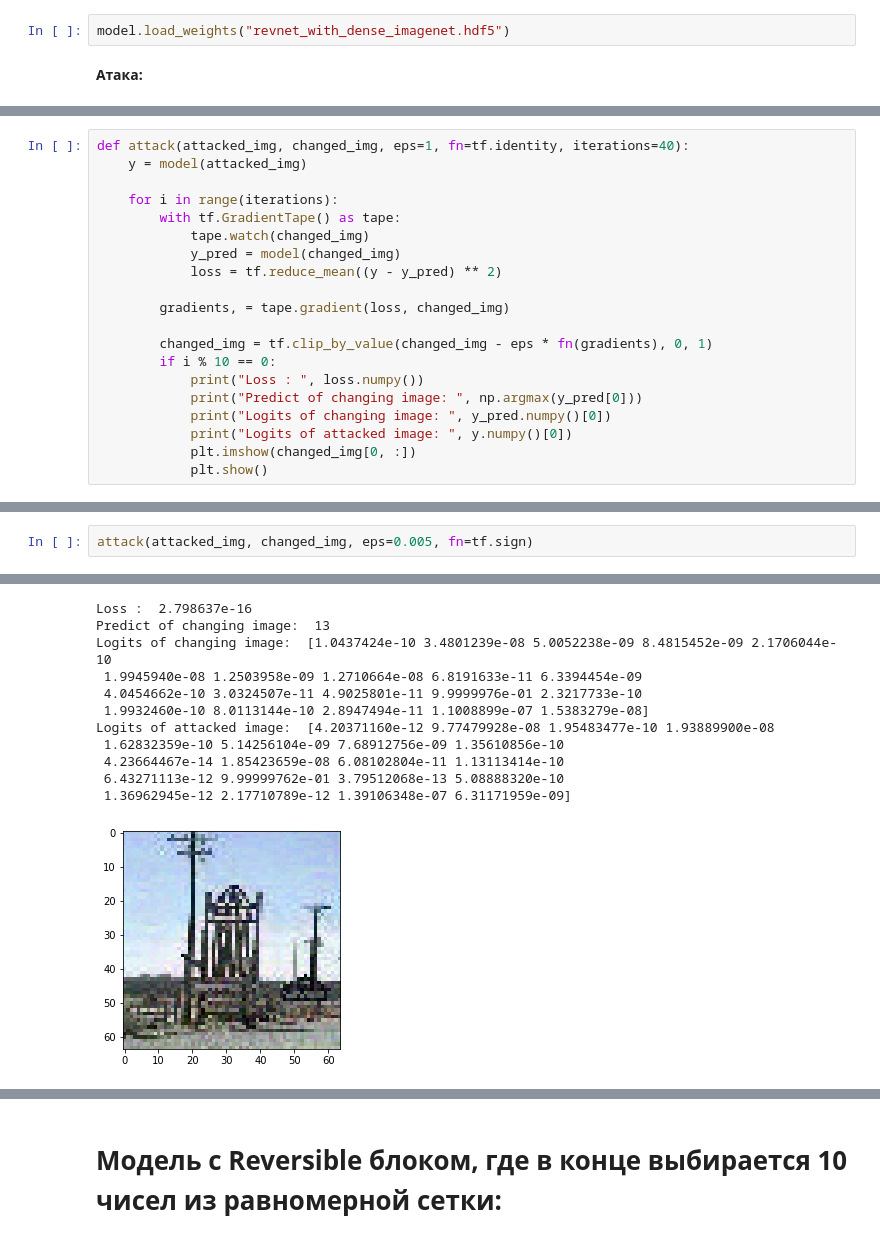
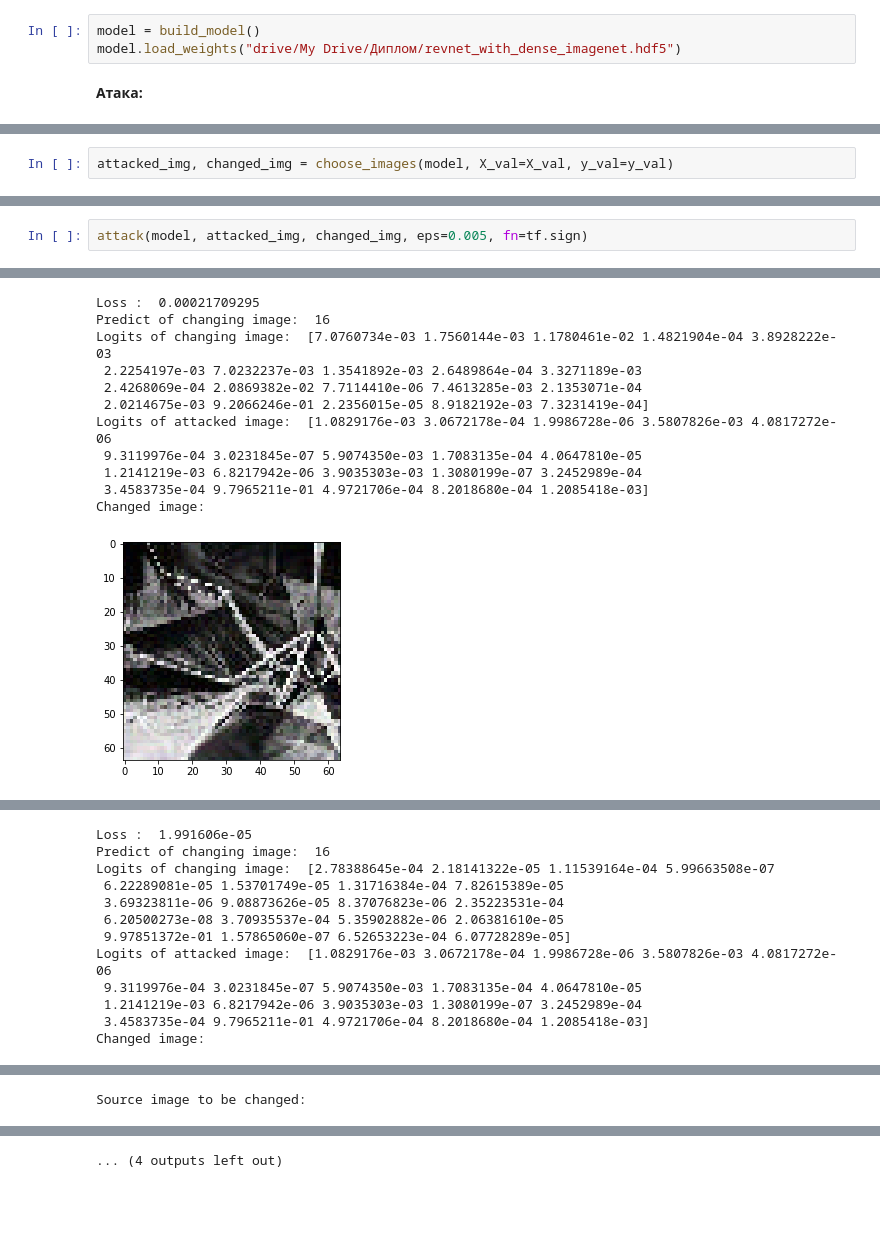
Before and after one commit to sava-stepurin/graduate_work, a Jupyter notebook: RevNet/simple_RevNet.ipynb, the cells around one changed output, grey strips where cells are left out. Cells and saved outputs as stored; diff of their text form; blank space fills up the shorter version.

Commit message:
Create attack file and try it on Imagenette

```diff
--- a/RevNet/simple_RevNet.ipynb
+++ b/RevNet/simple_RevNet.ipynb
@@ -1009,4 +970,5 @@ Epoch 00030: val_loss did not improve from 1.71471
 # %%
-model.load_weights("revnet_with_dense_imagenet.hdf5")
+model = build_model()
+model.load_weights("drive/My Drive/Диплом/revnet_with_dense_imagenet.hdf5")
 # %% [markdown]
 **Атака:**
@@ -1038,20 +974,0 @@ def choose_images():
-# %%
-def attack(attacked_img, changed_img, eps=1, fn=tf.identity, iterations=40):
-    y = model(attacked_img)
-
-    for i in range(iterations):
-        with tf.GradientTape() as tape:
-            tape.watch(changed_img)
-            y_pred = model(changed_img)
-            loss = tf.reduce_mean((y - y_pred) ** 2)
-
-        gradients, = tape.gradient(loss, changed_img)
-
-        changed_img = tf.clip_by_value(changed_img - eps * fn(gradients), 0, 1)
-        if i % 10 == 0:
-            print("Loss : ", loss.numpy())
-            print("Predict of changing image: ", np.argmax(y_pred[0]))
-            print("Logits of changing image: ", y_pred.numpy()[0])
-            print("Logits of attacked image: ", y.numpy()[0])
-            plt.imshow(changed_img[0, :])
-            plt.show()
@@ -1218,0 +1157,2 @@ Real:  3
+# %%
+attacked_img, changed_img = choose_images(model, X_val=X_val, y_val=y_val)
@@ -1219,3 +1176,3 @@ Real:  3
 # %%
-attack(attacked_img, changed_img, eps=0.005, fn=tf.sign)
+attack(model, attacked_img, changed_img, eps=0.005, fn=tf.sign)
 # %% [output]
@@ -1246,12 +1193,12 @@ Logits of attacked image:  [4.20371160e-12 9.77479928e-08 1.95483477e-10 1.93889
-Loss :  2.798637e-16
-Predict of changing image:  13
-Logits of changing image:  [1.0437424e-10 3.4801239e-08 5.0052238e-09 8.4815452e-09 2.1706044e-10
- 1.9945940e-08 1.2503958e-09 1.2710664e-08 6.8191633e-11 6.3394454e-09
- 4.0454662e-10 3.0324507e-11 4.9025801e-11 9.9999976e-01 2.3217733e-10
- 1.9932460e-10 8.0113144e-10 2.8947494e-11 1.1008899e-07 1.5383279e-08]
-Logits of attacked image:  [4.20371160e-12 9.77479928e-08 1.95483477e-10 1.93889900e-08
- 1.62832359e-10 5.14256104e-09 7.68912756e-09 1.35610856e-10
- 4.23664467e-14 1.85423659e-08 6.08102804e-11 1.13113414e-10
- 6.43271113e-12 9.99999762e-01 3.79512068e-13 5.08888320e-10
- 1.36962945e-12 2.17710789e-12 1.39106348e-07 6.31171959e-09]
+Loss :  0.00021709295
+Predict of changing image:  16
+Logits of changing image:  [7.0760734e-03 1.7560144e-03 1.1780461e-02 1.4821904e-04 3.8928222e-03
+ 2.2254197e-03 7.0232237e-03 1.3541892e-03 2.6489864e-04 3.3271189e-03
+ 2.4268069e-04 2.0869382e-02 7.7114410e-06 7.4613285e-03 2.1353071e-04
+ 2.0214675e-03 9.2066246e-01 2.2356015e-05 8.9182192e-03 7.3231419e-04]
+Logits of attacked image:  [1.0829176e-03 3.0672178e-04 1.9986728e-06 3.5807826e-03 4.0817272e-06
+ 9.3119976e-04 3.0231845e-07 5.9074350e-03 1.7083135e-04 4.0647810e-05
+ 1.2141219e-03 6.8217942e-06 3.9035303e-03 1.3080199e-07 3.2452989e-04
+ 3.4583735e-04 9.7965211e-01 4.9721706e-04 8.2018680e-04 1.2085418e-03]
+Changed image:
-[figure, old version]
+[figure, new version]
@@ -1269,0 +1207,12 @@ Logits of attacked image:  [4.20371160e-12 9.77479928e-08 1.95483477e-10 1.93889
+Loss :  1.991606e-05
+Predict of changing image:  16
+Logits of changing image:  [2.78388645e-04 2.18141322e-05 1.11539164e-04 5.99663508e-07
+ 6.22289081e-05 1.53701749e-05 1.31716384e-04 7.82615389e-05
+ 3.69323811e-06 9.08873626e-05 8.37076823e-06 2.35223531e-04
+ 6.20500273e-08 3.70935537e-04 5.35902882e-06 2.06381610e-05
+ 9.97851372e-01 1.57865060e-07 6.52653223e-04 6.07728289e-05]
+Logits of attacked image:  [1.0829176e-03 3.0672178e-04 1.9986728e-06 3.5807826e-03 4.0817272e-06
+ 9.3119976e-04 3.0231845e-07 5.9074350e-03 1.7083135e-04 4.0647810e-05
+ 1.2141219e-03 6.8217942e-06 3.9035303e-03 1.3080199e-07 3.2452989e-04
+ 3.4583735e-04 9.7965211e-01 4.9721706e-04 8.2018680e-04 1.2085418e-03]
+Changed image:
@@ -1269,0 +1220 @@ Logits of attacked image:  [4.20371160e-12 9.77479928e-08 1.95483477e-10 1.93889
+Source image to be changed:
@@ -1270,2 +1222 @@ Logits of attacked image:  [4.20371160e-12 9.77479928e-08 1.95483477e-10 1.93889
+... (4 outputs left out)
-# %% [markdown]
-# Модель с Reversible блоком, где в конце выбирается 10 чисел из равномерной сетки:
```
Also changed, not shown: parts of 40 cells of this notebook, 2 other files.
